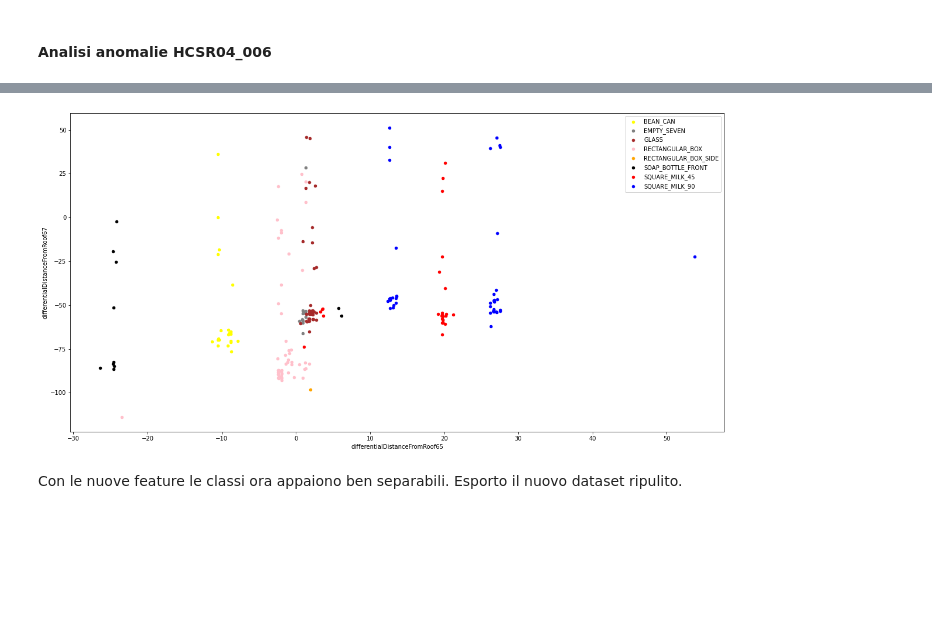
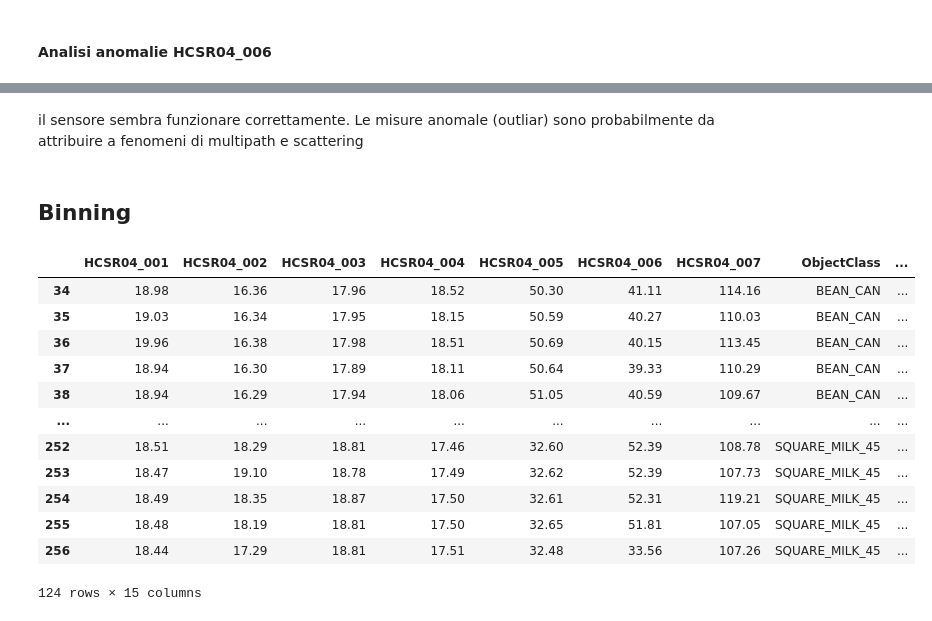
Before and after one commit to emanbuc/ultrasonic-vision, a Jupyter notebook: notebooks/create_training_dataset.ipynb, the cells around one changed output, grey strips where cells are left out. Saved outputs shown, nothing was run; the diff lists cells and outputs as text; code cells hidden in the pictures; blank space fills up the shorter version.

Commit message:
feat: distances binning

```diff
--- a/notebooks/create_training_dataset.ipynb
+++ b/notebooks/create_training_dataset.ipynb
@@ -176,17 +104,0 @@ Creo delle clonne calcolate che dovrebbero essere meno dipendenti dalla posizion
-# %%
-
-url = "https://raw.githubusercontent.com/emanbuc/ultrasonic-vision/main/sample_acquisitions/7sensors/20210102/20210102_alldata.csv"
-names = ['HCSR04_001', 'HCSR04_002', 'HCSR04_003', 'HCSR04_004', 'HCSR04_005', 'HCSR04_006', 'HCSR04_007',"ObjectClass"]
-data = pandas.read_csv(url, usecols=names)
-# somma delle distanze dai sensori bassi montati sui pannelli verticali
-data['distanceSumHi'] = data.HCSR04_001 + data.HCSR04_002
-
-# somma delle distanze dai sensori alti  montati sui pannelli orizzontali
-data['distanceSumLow'] = data.HCSR04_003 + data.HCSR04_004
-
-# differenza distanza da sensori tetto
-data['differentialDistanceFromRoof65'] = data.HCSR04_006 - data.HCSR04_005
-data['differentialDistanceFromRoof67'] = data.HCSR04_006 - data.HCSR04_007
-data['differentialDistanceFromRoof57'] = data.HCSR04_005 - data.HCSR04_007
-
-print(data)
@@ -275,10 +104,0 @@ plt.show()
-# %%
-fig, ax = plt.subplots()
-for key, group in groupedByClass:
-    group.plot(ax=ax, kind='scatter', x='differentialDistanceFromRoof65', y='differentialDistanceFromRoof67', label=key, legend=True, color=colors[key],figsize=(20,10))
-
-plt.show()
-# %% [output]
-[figure, removed]
-# %% [markdown]
-Con le nuove feature le classi ora appaiono ben separabili. Esporto il nuovo dataset ripulito.
@@ -299,0 +105,29 @@ uploaded.Upload()
+# %% [markdown]
+il sensore sembra funzionare correttamente. Le misure anomale (outliar) sono probabilmente da attribuire a fenomeni di multipath e scattering
+# %% [markdown]
+## Binning
+# %%
+import numpy as np
+
+binLabels=["NEAR","CENTER","FAR"]
+binCuts=[-np.inf,20,40,np.inf]
+distanceColumns= ['HCSR04_001', 'HCSR04_002', 'HCSR04_003', 'HCSR04_004', 'HCSR04_005', 'HCSR04_006', 'HCSR04_007']
+for colName in distanceColumns:
+  bins= pandas.cut(data[colName], bins=binCuts,labels=binLabels)
+  data[colName+'_BIN']=bins
+
+data[data['HCSR04_001'] < 20]
+# %% [output]
+|  | HCSR04_001 | HCSR04_002 | HCSR04_003 | HCSR04_004 | HCSR04_005 | HCSR04_006 | HCSR04_007 | ObjectClass | ... |
+| 34 | 18.98 | 16.36 | 17.96 | 18.52 | 50.30 | 41.11 | 114.16 | BEAN_CAN | ... |
+| 35 | 19.03 | 16.34 | 17.95 | 18.15 | 50.59 | 40.27 | 110.03 | BEAN_CAN | ... |
+| 36 | 19.96 | 16.38 | 17.98 | 18.51 | 50.69 | 40.15 | 113.45 | BEAN_CAN | ... |
+| 37 | 18.94 | 16.30 | 17.89 | 18.11 | 50.64 | 39.33 | 110.29 | BEAN_CAN | ... |
+| 38 | 18.94 | 16.29 | 17.94 | 18.06 | 51.05 | 40.59 | 109.67 | BEAN_CAN | ... |
+| ... | ... | ... | ... | ... | ... | ... | ... | ... | ... |
+| 252 | 18.51 | 18.29 | 18.81 | 17.46 | 32.60 | 52.39 | 108.78 | SQUARE_MILK_45 | ... |
+| 253 | 18.47 | 19.10 | 18.78 | 17.49 | 32.62 | 52.39 | 107.73 | SQUARE_MILK_45 | ... |
+| 254 | 18.49 | 18.35 | 18.87 | 17.50 | 32.61 | 52.31 | 119.21 | SQUARE_MILK_45 | ... |
+| 255 | 18.48 | 18.19 | 18.81 | 17.50 | 32.65 | 51.81 | 107.05 | SQUARE_MILK_45 | ... |
+| 256 | 18.44 | 17.29 | 18.81 | 17.51 | 32.48 | 33.56 | 107.26 | SQUARE_MILK_45 | ... |
+124 rows × 15 columns
```
Also changed, not shown: parts of 23 cells of this notebook.
